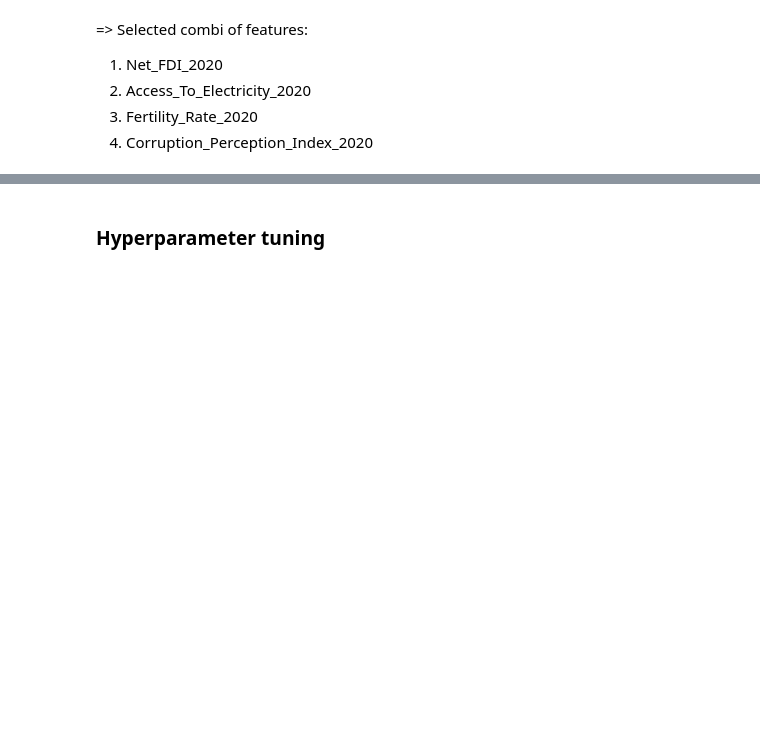
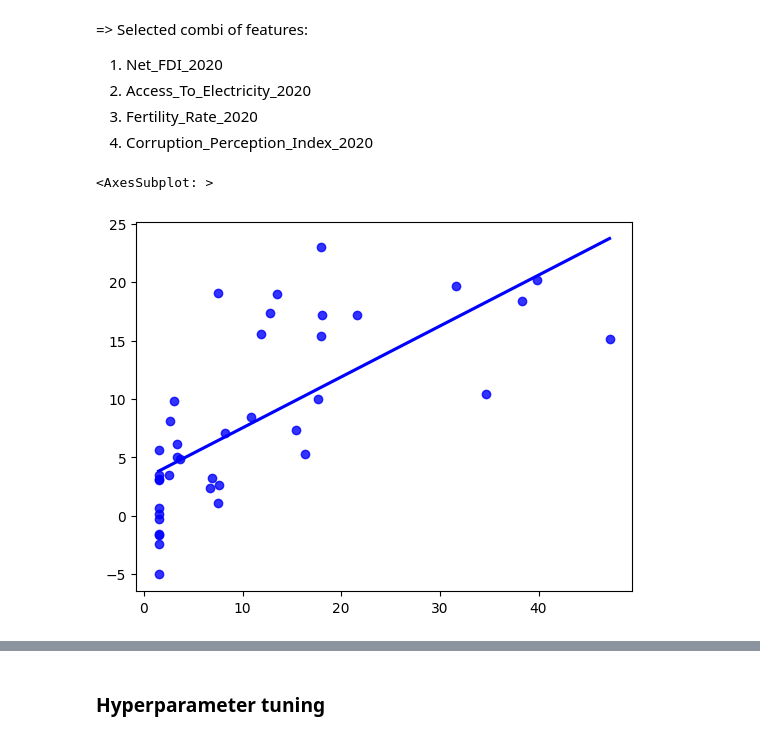
Before and after one commit to Sean2309/10.020_DataDrivenWorld_2D_Project-, a Jupyter notebook: Code/Modelling/linear_regression.ipynb, the cells around one changed output, grey strips where cells are left out. Saved outputs shown, nothing was run; the diff lists cells and outputs as text; code cells hidden in the pictures; blank space fills up the shorter version.

Commit message:
output change

```diff
--- a/Code/Modelling/linear_regression.ipynb
+++ b/Code/Modelling/linear_regression.ipynb
@@ -262,17 +261,3 @@ MAE: 3.7671431958316117
 Features: ['Mean_Years_Of_Schooling_2020', 'Net_FDI_2020', 'Access_To_Electricity_2020', 'Fertility_Rate_2020', 'Corruption_Perception_Index_2020']
 Adjusted r2_score: 0.6883877651592659
 MAE: 3.7551421241777385
-# %%
-combi = ['Net_FDI_2020', 'Access_To_Electricity_2020', 'Fertility_Rate_2020', 'Corruption_Perception_Index_2020']
-
-df_features, df_target = get_features_targets(df, combi, output_names)
-n = len(df_features.columns)
-df_features, df_target = remove_outliers(df_features, df_target)
-
-# Split the data set into training and test
-df_features_train, df_features_test, df_target_train, df_target_test = split_data(df_features, df_target, 100, 0.3)
-
-target = prepare_target(df_target_test)
-pred = predict(df_features_test, betas[str(combi)])
-
-sns.regplot(x=target,y=pred,ci=None,color ='blue')
@@ -343,3 +325,20 @@ vifs
 2. Access_To_Electricity_2020
 3. Fertility_Rate_2020
 4. Corruption_Perception_Index_2020
+# %%
+selected_combi = ['Net_FDI_2020', 'Access_To_Electricity_2020', 'Fertility_Rate_2020', 'Corruption_Perception_Index_2020']
+
+df_features, df_target = get_features_targets(df, combi, output_names)
+n = len(df_features.columns)
+df_features, df_target = remove_outliers(df_features, df_target)
+
+# Split the data set into training and test
+df_features_train, df_features_test, df_target_train, df_target_test = split_data(df_features, df_target, 100, 0.3)
+
+target = prepare_target(df_target_test)
+pred = predict(df_features_test, betas[str(combi)])
+
+sns.regplot(x=target,y=pred,ci=None,color='blue')
+# %% [output]
+<AxesSubplot: >
+[figure, added]
```
Also changed, not shown: parts of 5 cells of this notebook.
